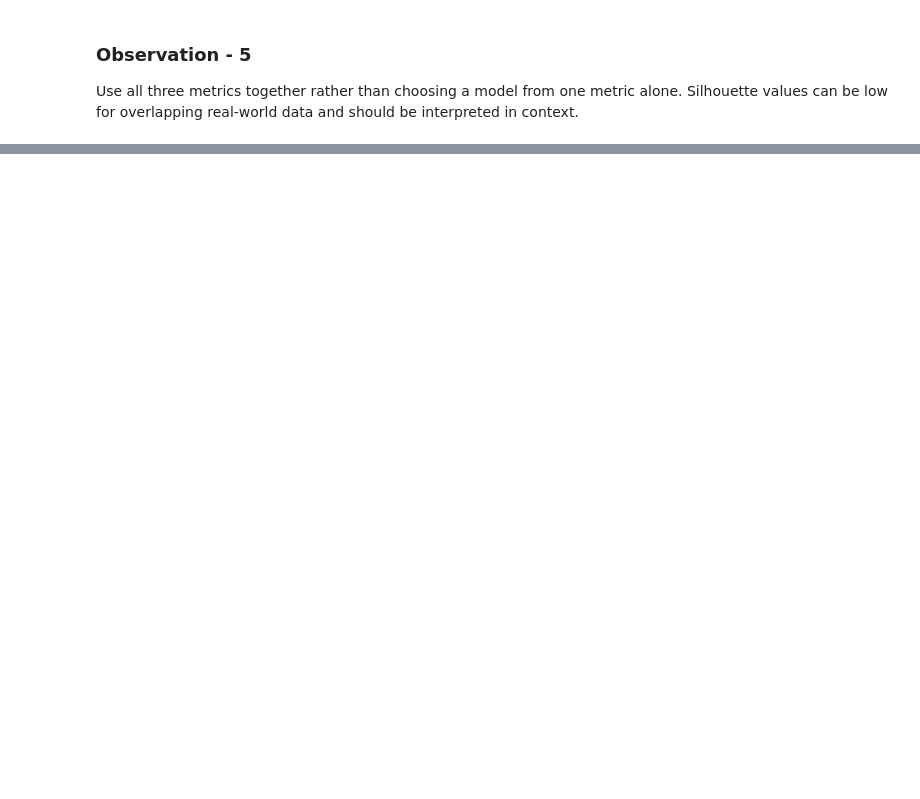
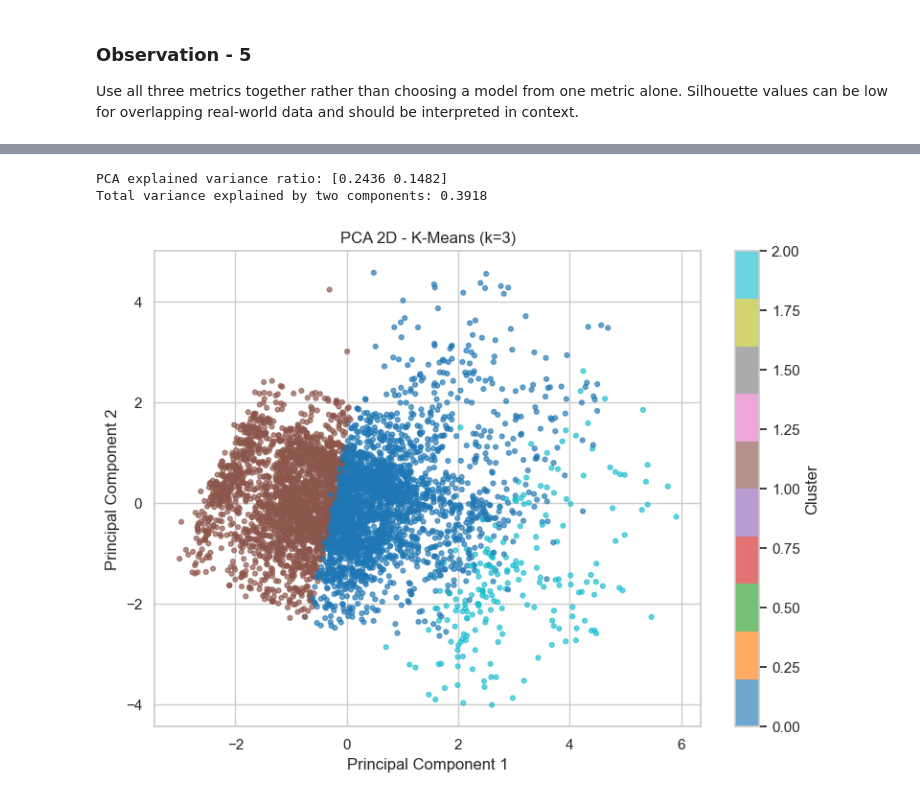
Before and after one commit to renexaan/glucotrack, a Jupyter notebook: notebooks/clustering.ipynb, the cells around one changed output, grey strips where cells are left out. Saved outputs shown, nothing was run; the diff lists cells and outputs as text; code cells hidden in the pictures; blank space fills up the shorter version.

```diff
--- a/notebooks/clustering.ipynb
+++ b/notebooks/clustering.ipynb
@@ -554,0 +712,38 @@ Use all three metrics together rather than choosing a model from one metric alon
+# %%
+# CELL 25: PCA for K-Means
+
+PLOT_MAX_ROWS = 5000
+plot_indices = np.random.default_rng(RANDOM_STATE).choice(
+    len(X_processed),
+    size=min(PLOT_MAX_ROWS, len(X_processed)),
+    replace=False
+)
+
+X_plot = X_processed[plot_indices]
+kmeans_plot_labels = kmeans_labels[plot_indices]
+
+pca_model = PCA(n_components=2, random_state=RANDOM_STATE)
+X_pca = pca_model.fit_transform(X_plot)
+
+print("PCA explained variance ratio:", np.round(pca_model.explained_variance_ratio_, 4))
+print("Total variance explained by two components:",
+      round(pca_model.explained_variance_ratio_.sum(), 4))
+# %% [output]
+PCA explained variance ratio: [0.2436 0.1482]
+Total variance explained by two components: 0.3918
+# %%
+# CELL 26: K-Means PCA Scatter Plot
+
+plt.figure(figsize=(8, 6))
+scatter = plt.scatter(
+    X_pca[:, 0], X_pca[:, 1],
+    c=kmeans_plot_labels, s=12, alpha=0.65, cmap="tab10"
+)
+plt.title(f"PCA 2D - K-Means (k={BEST_K})")
+plt.xlabel("Principal Component 1")
+plt.ylabel("Principal Component 2")
+plt.colorbar(scatter, label="Cluster")
+plt.tight_layout()
+plt.show()
+# %% [output]
+[figure, added]
```
Also changed, not shown: parts of 33 cells of this notebook.
